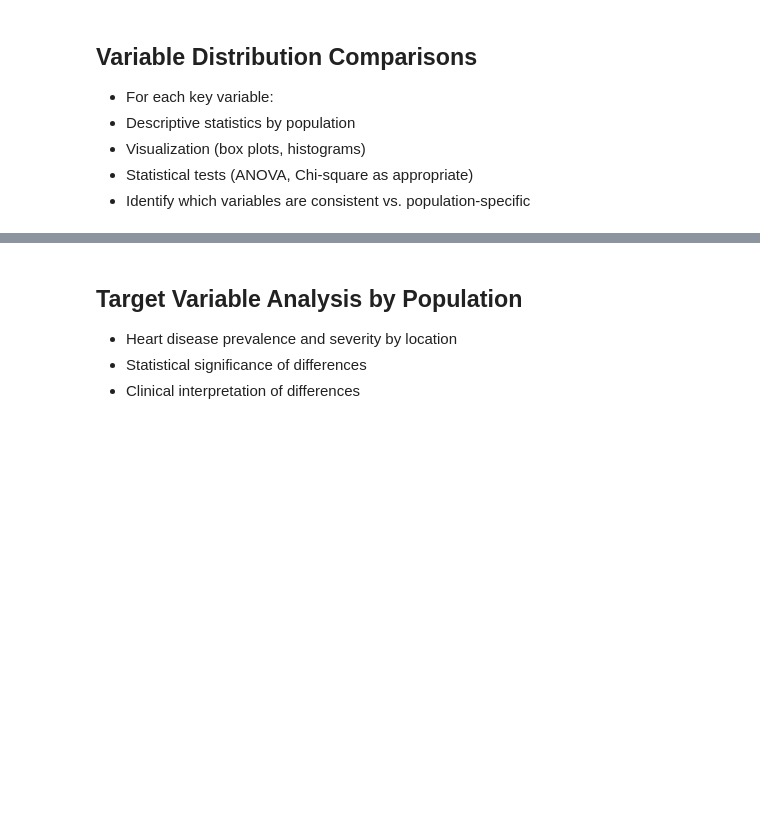
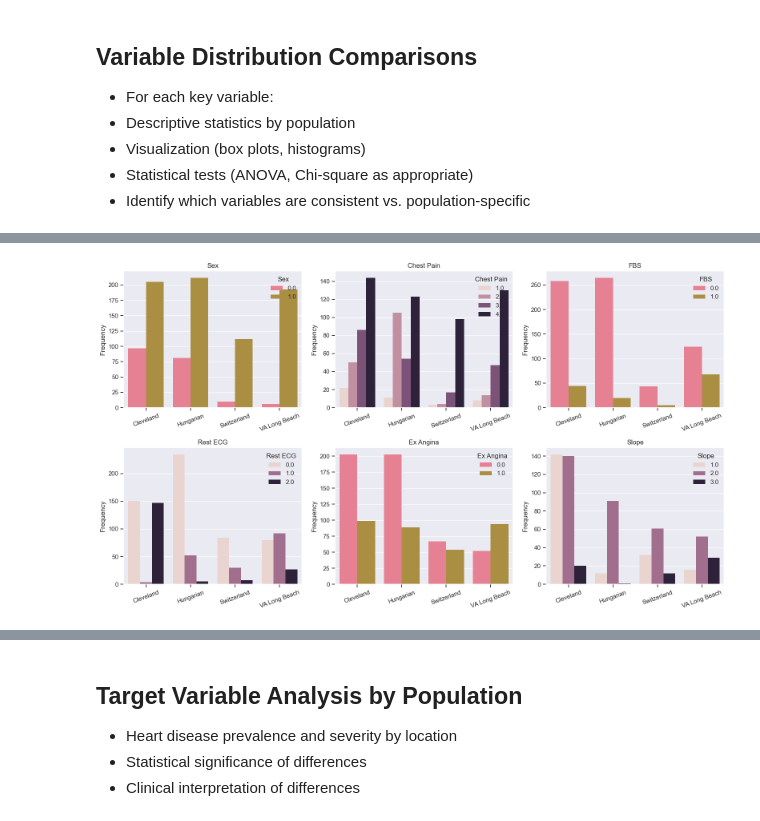
Before and after one commit to Ericn01/Heart-Disease-Prediction, a Jupyter notebook: 2_population_analysis_and_cleaning.ipynb, the cells around one changed output, grey strips where cells are left out. Cells and saved outputs as stored; diff of their text form; code cells hidden in the pictures; blank space fills up the shorter version.

```diff
--- a/2_population_analysis_and_cleaning.ipynb
+++ b/2_population_analysis_and_cleaning.ipynb
@@ -108,0 +183,15 @@ warnings.filterwarnings('ignore')
+# %%
+fig, axes = plt.subplots(2, 3, figsize=(16, 9))
+axes = axes.flatten()
+
+for ax, col in zip(axes, categorical_cols):
+    sns.countplot(data=df_analysis, x="Dataset", hue=col, order=pop_order, orient='h', ax=ax)
+    ax.set_title(col)
+    ax.set_ylabel("Frequency")
+    ax.set_xlabel("")
+    ax.tick_params(axis="x", rotation=20)
+
+plt.tight_layout()
+plt.show()
+# %% [output]
+[figure, added]
```
Also changed, not shown: parts of 21 cells of this notebook, 5 other files.
